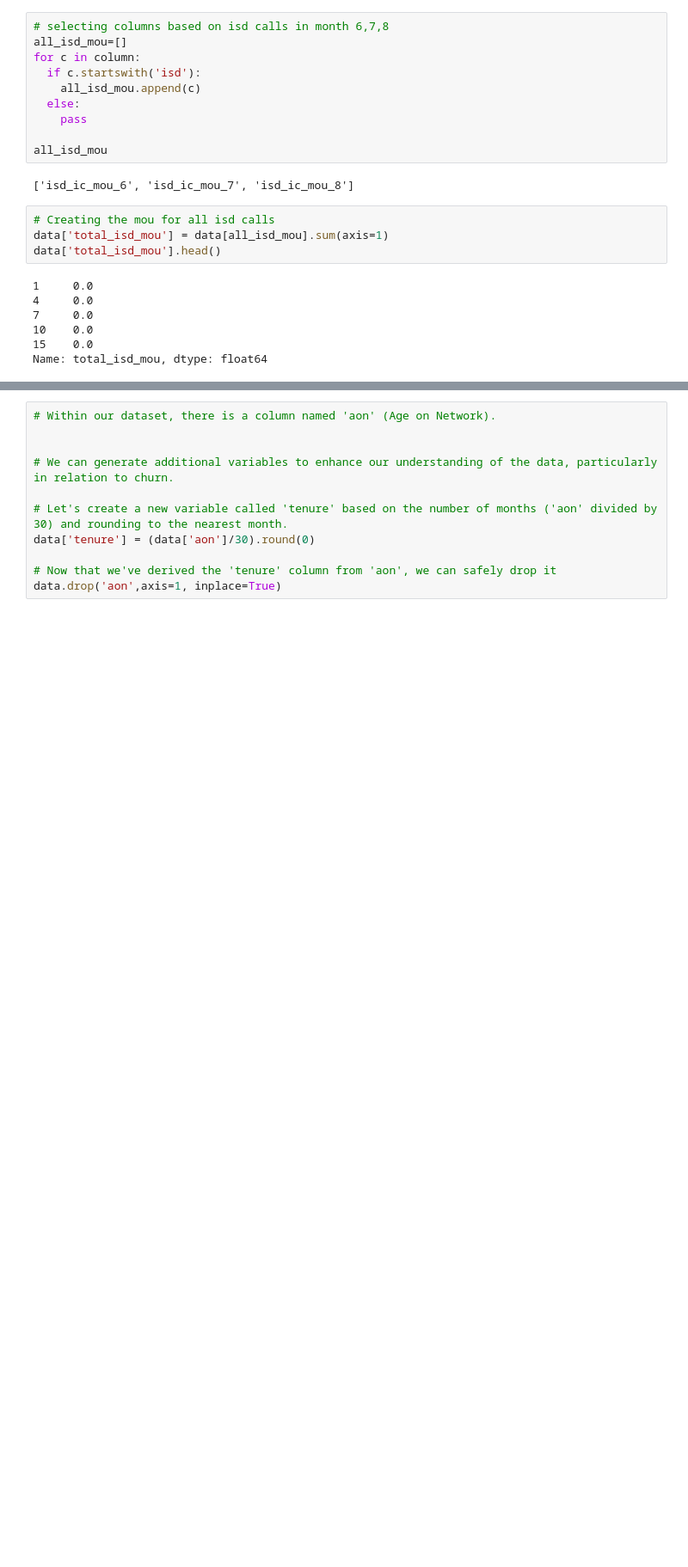
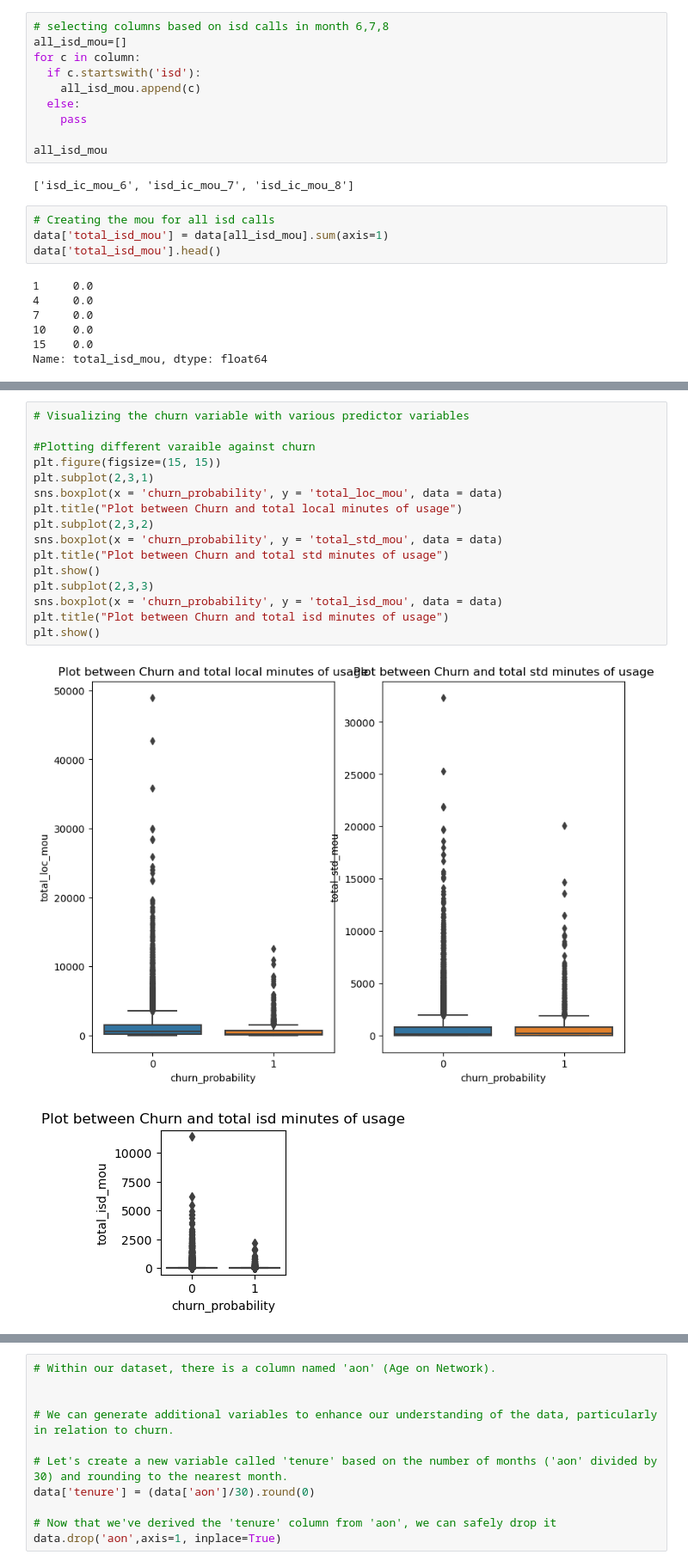
Before and after one commit to Anki0812/Telecom_Churn, a Jupyter notebook: ankita-mayur_V10.ipynb, the cells around one changed output, grey strips where cells are left out. Shown: that part at 86% size. Cells and saved outputs as stored; diff of their text form; blank space fills up the shorter version.

```diff
--- a/ankita-mayur_V10.ipynb
+++ b/ankita-mayur_V10.ipynb
@@ -819,0 +829,19 @@ Name: total_isd_mou, dtype: float64
+# %%
+# Visualizing the churn variable with various predictor variables
+
+#Plotting different varaible against churn
+plt.figure(figsize=(15, 15))
+plt.subplot(2,3,1)
+sns.boxplot(x = 'churn_probability', y = 'total_loc_mou', data = data)
+plt.title("Plot between Churn and total local minutes of usage")
+plt.subplot(2,3,2)
+sns.boxplot(x = 'churn_probability', y = 'total_std_mou', data = data)
+plt.title("Plot between Churn and total std minutes of usage")
+plt.show()
+plt.subplot(2,3,3)
+sns.boxplot(x = 'churn_probability', y = 'total_isd_mou', data = data)
+plt.title("Plot between Churn and total isd minutes of usage")
+plt.show()
+# %% [output]
+[figure, added]
+[figure, added]
```
Also changed, not shown: parts of 58 cells of this notebook.
